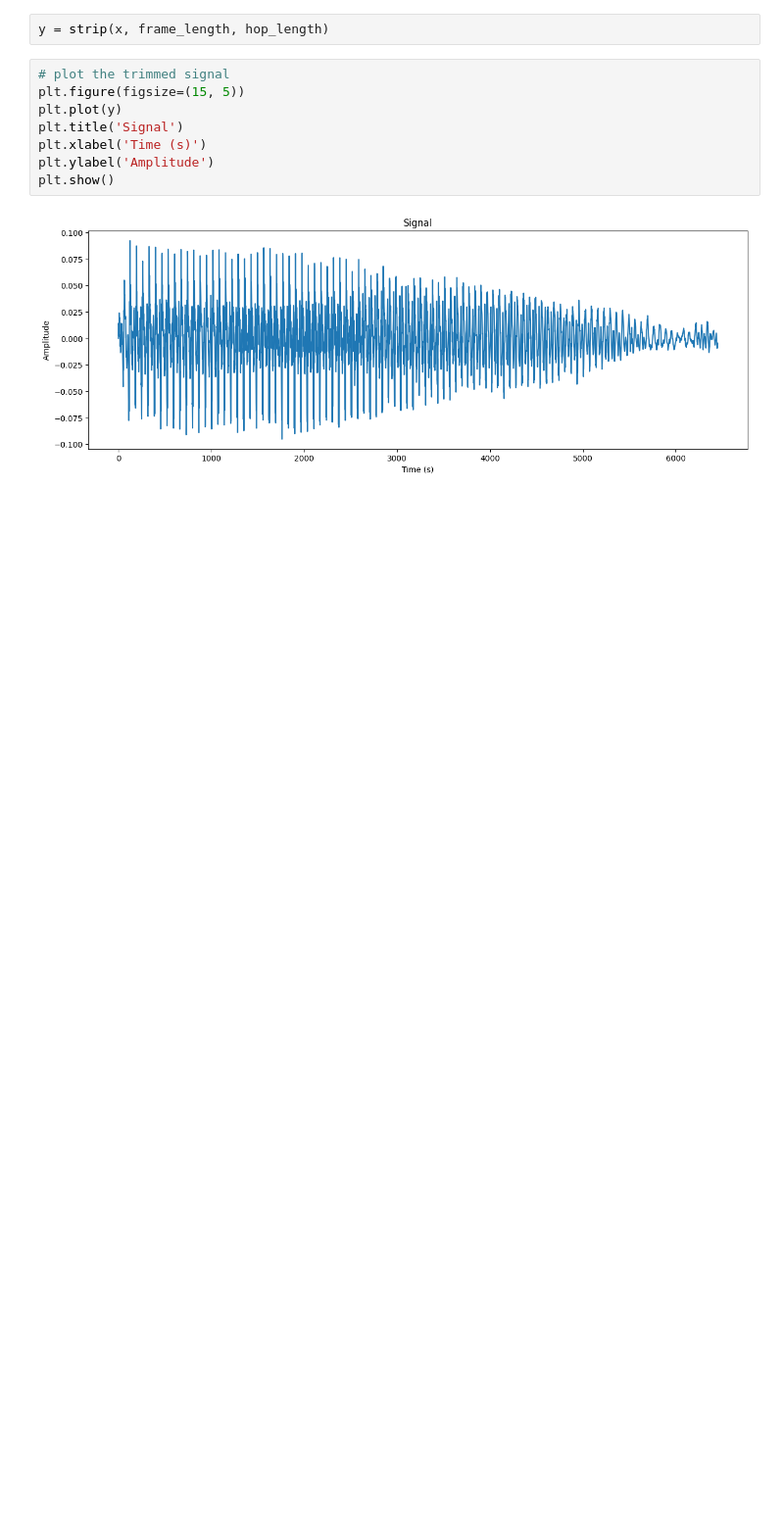
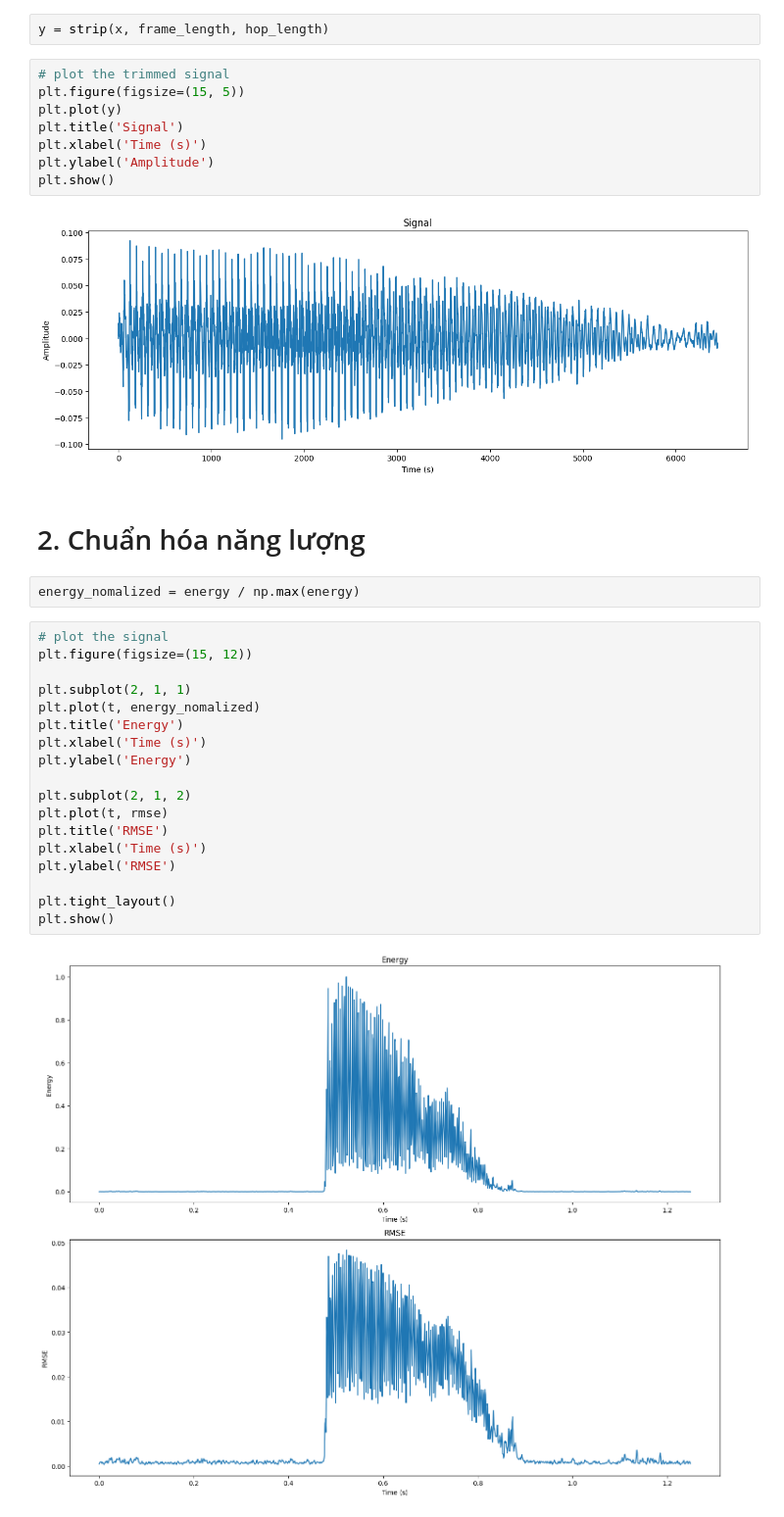
Before and after one commit to LaHuy136/FundamentalFrequencyEstimation, a Jupyter notebook: Energy_and_RMSE.ipynb, the cells around one changed output. Shown at 98% size. Drawn from its saved outputs; the diff is of its cells as text; blank space fills up the shorter version.

Commit message:
feat: [PBL6] Use nomalized energy

```diff
--- a/Energy_and_RMSE.ipynb
+++ b/Energy_and_RMSE.ipynb
@@ -101,3 +103,27 @@ plt.ylabel('Amplitude')
 plt.show()
 # %% [output]
 [figure]
+# %% [markdown]
+# 2. Chuẩn hóa năng lượng
+# %%
+energy_nomalized = energy / np.max(energy)
+# %%
+# plot the signal
+plt.figure(figsize=(15, 12))
+
+plt.subplot(2, 1, 1)
+plt.plot(t, energy_nomalized)
+plt.title('Energy')
+plt.xlabel('Time (s)')
+plt.ylabel('Energy')
+
+plt.subplot(2, 1, 2)
+plt.plot(t, rmse)
+plt.title('RMSE')
+plt.xlabel('Time (s)')
+plt.ylabel('RMSE')
+
+plt.tight_layout()
+plt.show()
+# %% [output]
+[figure, added]
```
Also changed, not shown: parts of 1 cell of this notebook.
